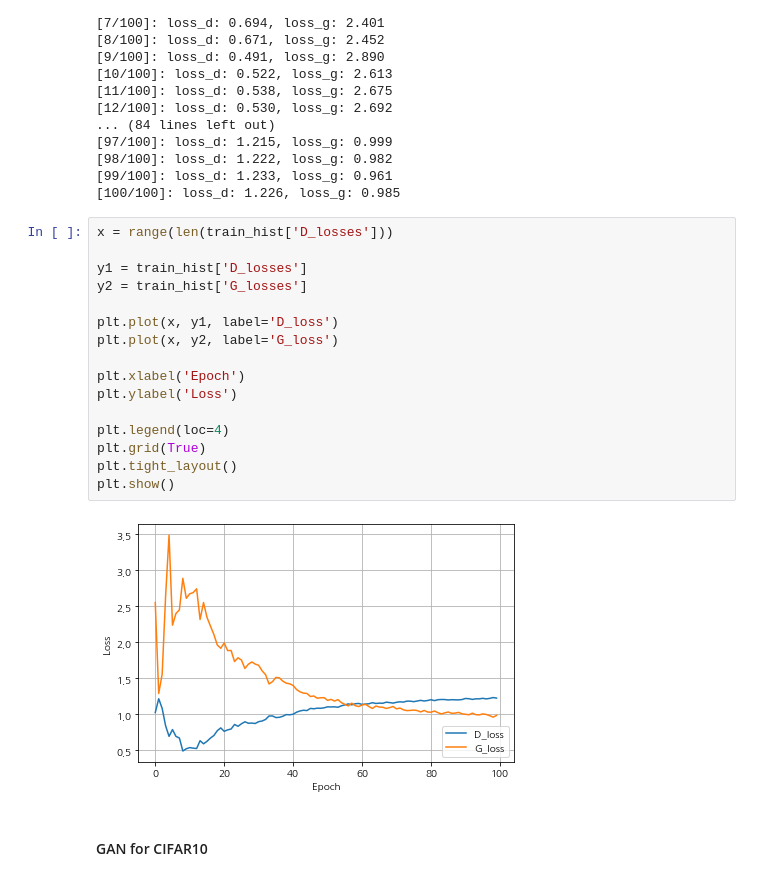
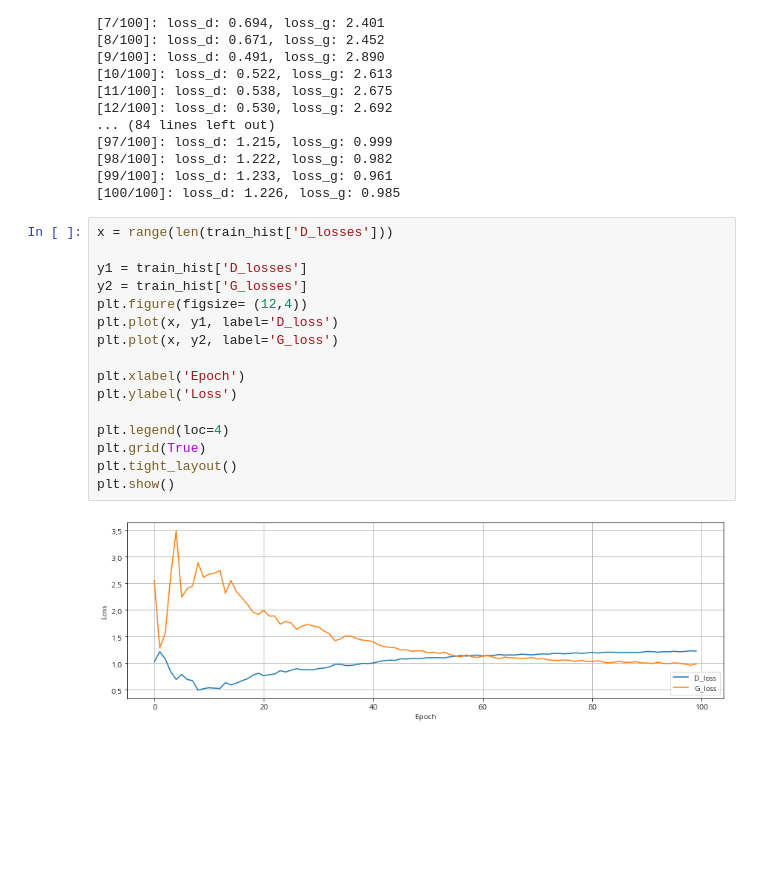
Before and after one commit to ybjin7410/GAN_tutorial, a Jupyter notebook: MNIST_GAN.ipynb, the cells around one changed output. Drawn from its saved outputs; the diff is of its cells as text; blank space fills up the shorter version.

```diff
--- a/MNIST_GAN.ipynb
+++ b/MNIST_GAN.ipynb
@@ -242,20 +242,18 @@ torch.save(D.state_dict(), './model/D_GAN_mnist.ckpt')
 # %%
 x = range(len(train_hist['D_losses']))
 
 y1 = train_hist['D_losses']
 y2 = train_hist['G_losses']
-
+plt.figure(figsize= (12,4))
 plt.plot(x, y1, label='D_loss')
 plt.plot(x, y2, label='G_loss')
 
 plt.xlabel('Epoch')
 plt.ylabel('Loss')
 
 plt.legend(loc=4)
 plt.grid(True)
 plt.tight_layout()
 plt.show()
 # %% [output]
-[figure, old version]
+[figure, new version]
-# %% [markdown]
-#### GAN for CIFAR10
```
